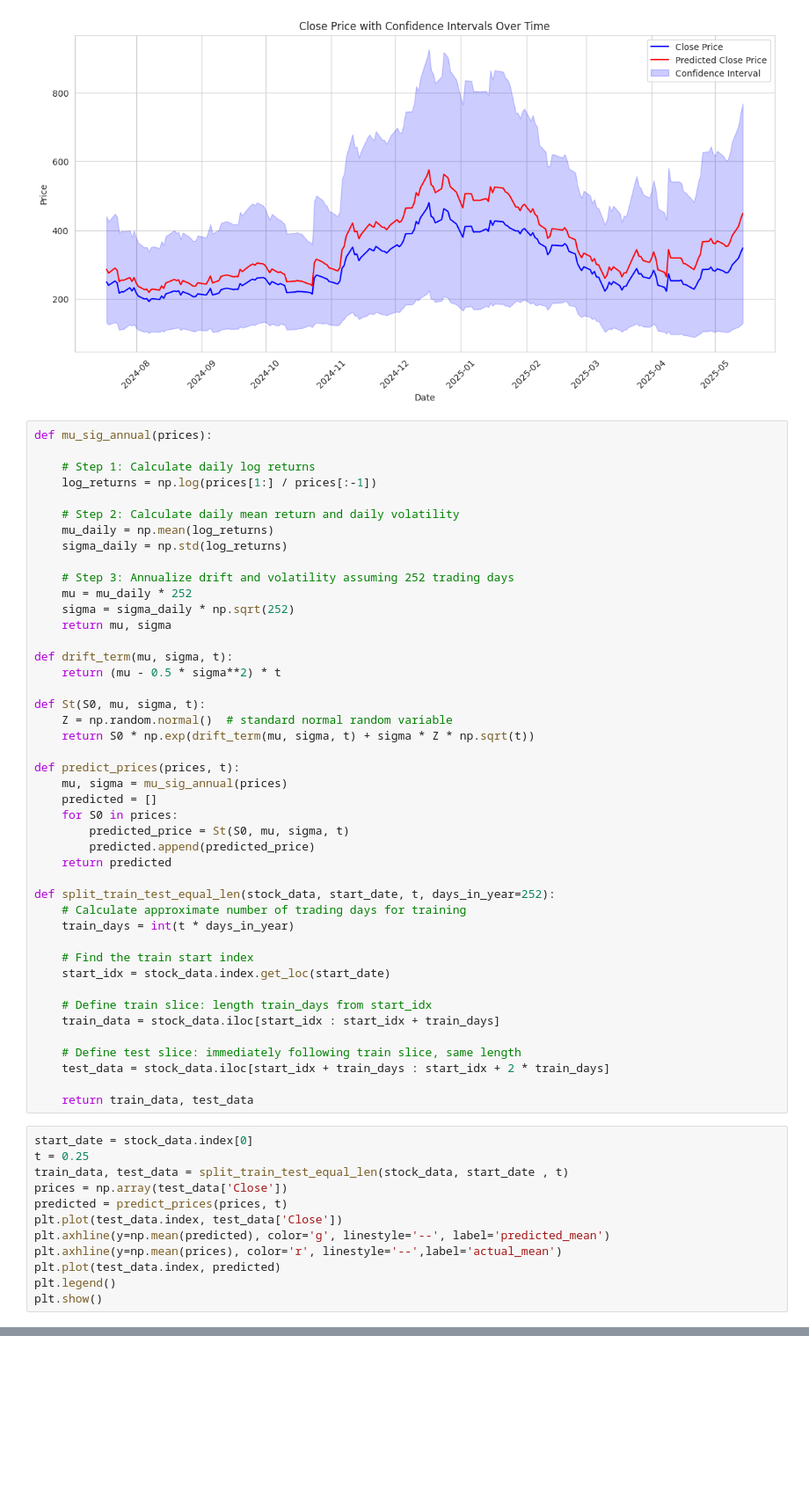
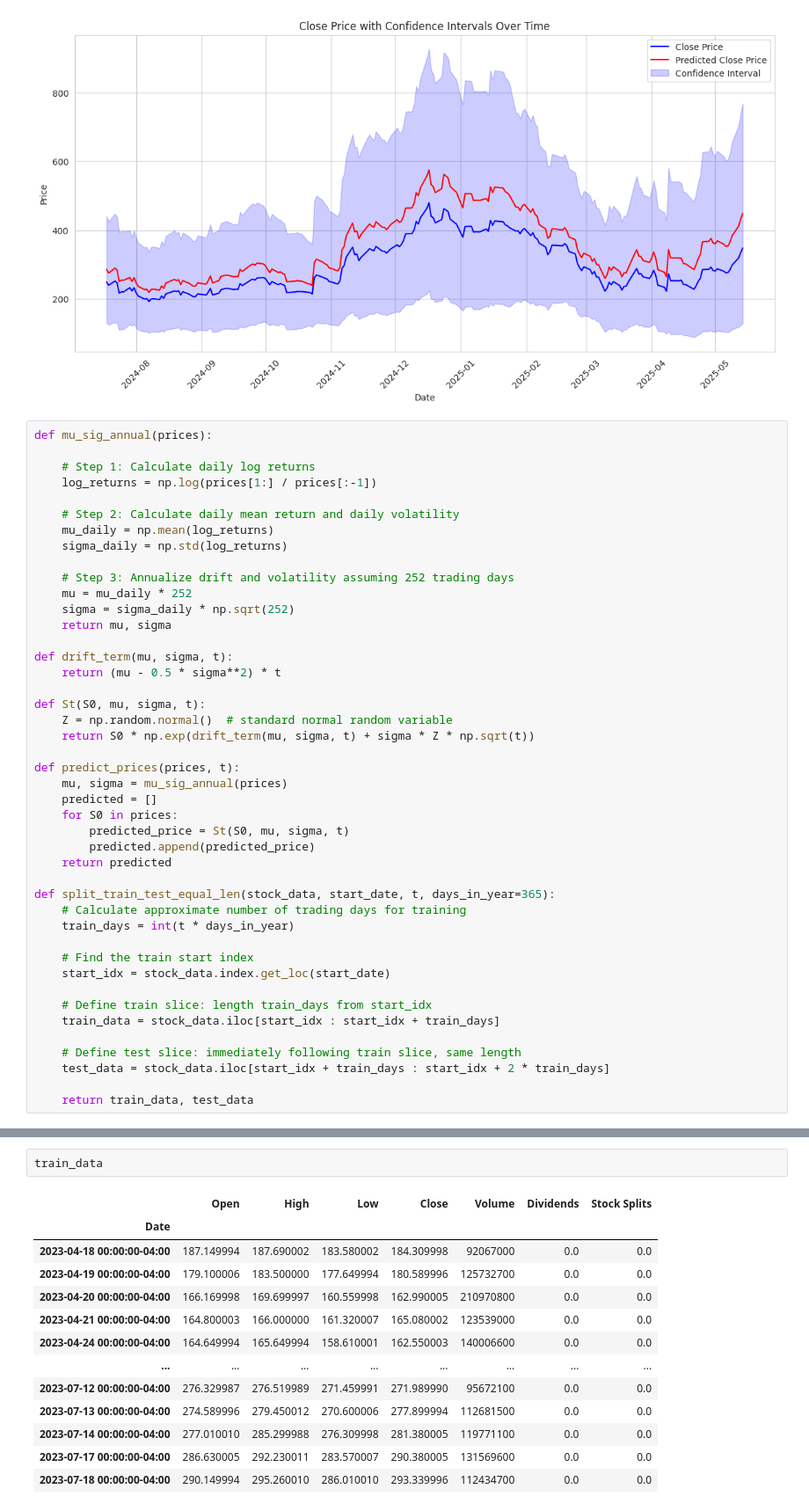
Before and after one commit to pratham-aggr/projectAlpha, a Jupyter notebook: GBM.ipynb, the cells around one changed output, grey strips where cells are left out. Shown at 88% size. Cells and saved outputs as stored; diff of their text form; blank space fills up the shorter version.

```diff
--- a/GBM.ipynb
+++ b/GBM.ipynb
@@ -483,7 +467,7 @@ def predict_prices(prices, t):
         predicted.append(predicted_price)
     return predicted
 
-def split_train_test_equal_len(stock_data, start_date, t, days_in_year=252):
+def split_train_test_equal_len(stock_data, start_date, t, days_in_year=365):
     # Calculate approximate number of trading days for training
     train_days = int(t * days_in_year)
 
@@ -497,15 +481,3 @@ def split_train_test_equal_len(stock_data, start_date, t, days_in_year=252):
     test_data = stock_data.iloc[start_idx + train_days : start_idx + 2 * train_days]
 
     return train_data, test_data
-# %%
-start_date = stock_data.index[0]
-t = 0.25
-train_data, test_data = split_train_test_equal_len(stock_data, start_date , t)
-prices = np.array(test_data['Close'])
-predicted = predict_prices(prices, t)
-plt.plot(test_data.index, test_data['Close'])
-plt.axhline(y=np.mean(predicted), color='g', linestyle='--', label='predicted_mean')
-plt.axhline(y=np.mean(prices), color='r', linestyle='--',label='actual_mean')
-plt.plot(test_data.index, predicted)
-plt.legend()
-plt.show()
@@ -523,0 +530,16 @@ def date_after_t(start_date, t_years, days_in_year=252):
+# %%
+train_data
+# %% [output]
+|  | Open | High | Low | Close | Volume | Dividends | Stock Splits |
+| Date |  |  |  |  |  |  |  |
+| 2023-04-18 00:00:00-04:00 | 187.149994 | 187.690002 | 183.580002 | 184.309998 | 92067000 | 0.0 | 0.0 |
+| 2023-04-19 00:00:00-04:00 | 179.100006 | 183.500000 | 177.649994 | 180.589996 | 125732700 | 0.0 | 0.0 |
+| 2023-04-20 00:00:00-04:00 | 166.169998 | 169.699997 | 160.559998 | 162.990005 | 210970800 | 0.0 | 0.0 |
+| 2023-04-21 00:00:00-04:00 | 164.800003 | 166.000000 | 161.320007 | 165.080002 | 123539000 | 0.0 | 0.0 |
+| 2023-04-24 00:00:00-04:00 | 164.649994 | 165.649994 | 158.610001 | 162.550003 | 140006600 | 0.0 | 0.0 |
+| ... | ... | ... | ... | ... | ... | ... | ... |
+| 2023-07-12 00:00:00-04:00 | 276.329987 | 276.519989 | 271.459991 | 271.989990 | 95672100 | 0.0 | 0.0 |
+| 2023-07-13 00:00:00-04:00 | 274.589996 | 279.450012 | 270.600006 | 277.899994 | 112681500 | 0.0 | 0.0 |
+| 2023-07-14 00:00:00-04:00 | 277.010010 | 285.299988 | 276.309998 | 281.380005 | 119771100 | 0.0 | 0.0 |
+| 2023-07-17 00:00:00-04:00 | 286.630005 | 292.230011 | 283.570007 | 290.380005 | 131569600 | 0.0 | 0.0 |
+| 2023-07-18 00:00:00-04:00 | 290.149994 | 295.260010 | 286.010010 | 293.339996 | 112434700 | 0.0 | 0.0 |
```
Also changed, not shown: parts of 14 cells of this notebook, 9 other files.
